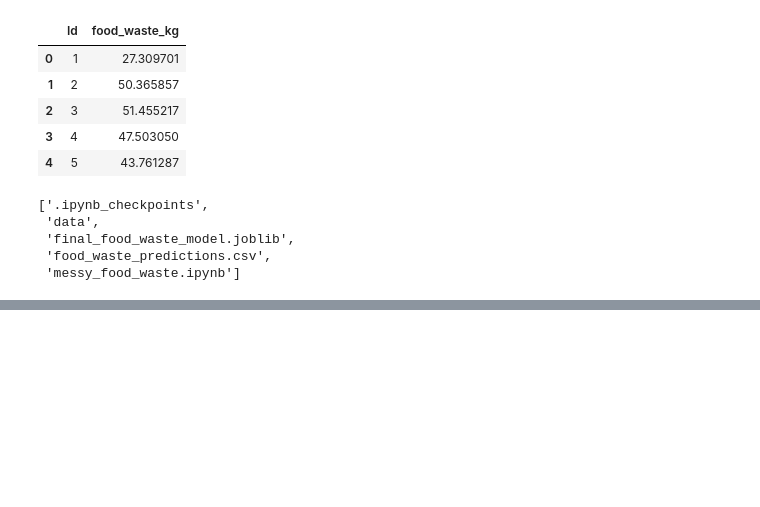
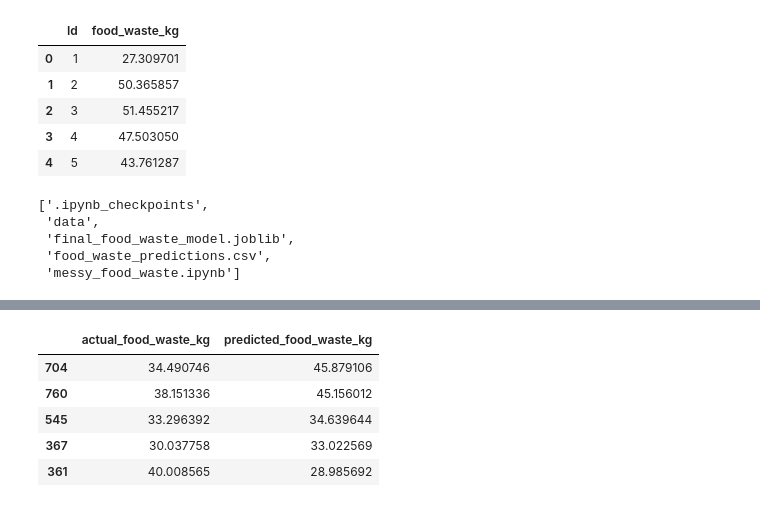
Before and after one commit to yosephlijalem/messy-food-waste, a Jupyter notebook: notebooks/messy_food_waste.ipynb, the cells around one changed output, grey strips where cells are left out. Drawn from its saved outputs; the diff is of its cells as text; code cells hidden in the pictures; blank space fills up the shorter version.

```diff
--- a/notebooks/messy_food_waste.ipynb
+++ b/notebooks/messy_food_waste.ipynb
@@ -716,0 +769,8 @@ os.listdir()
+# %%
+# Predict on 5 validation samples using the saved pipeline `model`
+sample = X_val.head(5).copy()
+pred_log = model.predict(sample)        # model outputs log1p(kg)
+pred_kg = np.expm1(pred_log)            # convert back to kg
+
+import pandas as pd
+pd.DataFrame({"predicted_food_waste_kg": pred_kg}, index=sample.index)
@@ -716,0 +788,13 @@ os.listdir()
+# %%
+compare = pd.DataFrame({
+    "actual_food_waste_kg": np.expm1(y_val.iloc[:5]),
+    "predicted_food_waste_kg": pred_kg
+})
+compare
+# %% [output]
+|  | actual_food_waste_kg | predicted_food_waste_kg |
+| 704 | 34.490746 | 45.879106 |
+| 760 | 38.151336 | 45.156012 |
+| 545 | 33.296392 | 34.639644 |
+| 367 | 30.037758 | 33.022569 |
+| 361 | 40.008565 | 28.985692 |
```
Also changed, not shown: parts of 11 cells of this notebook.
